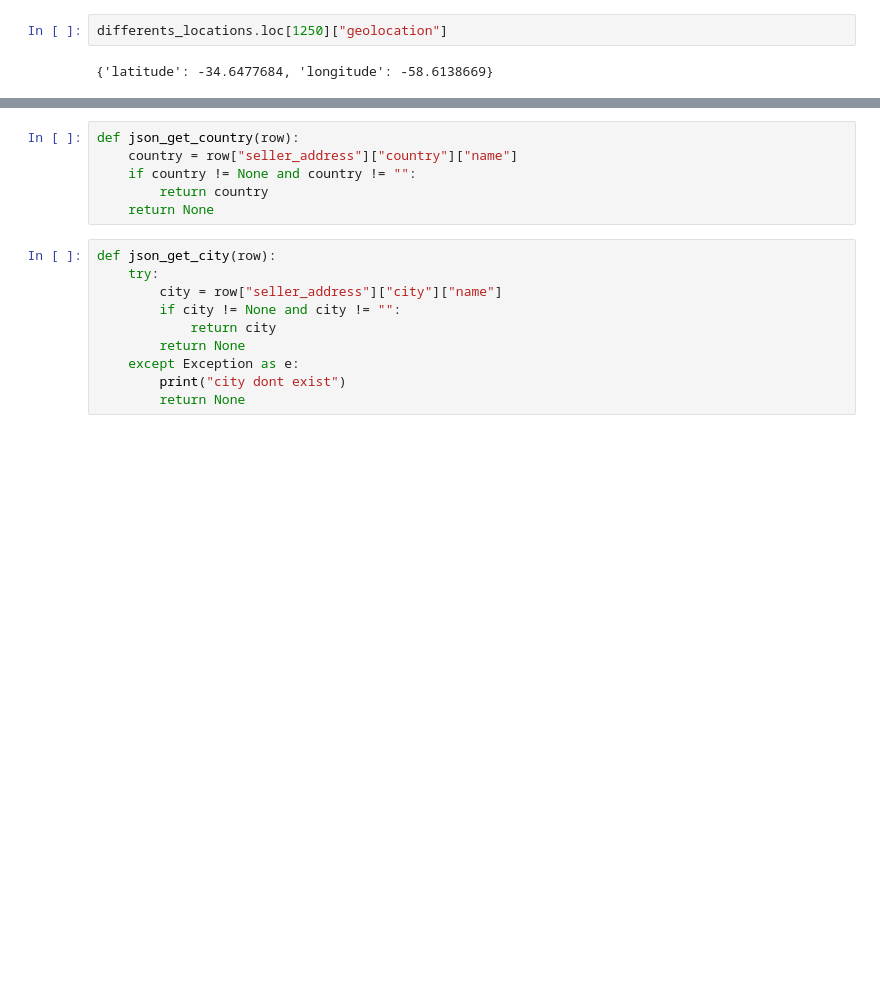
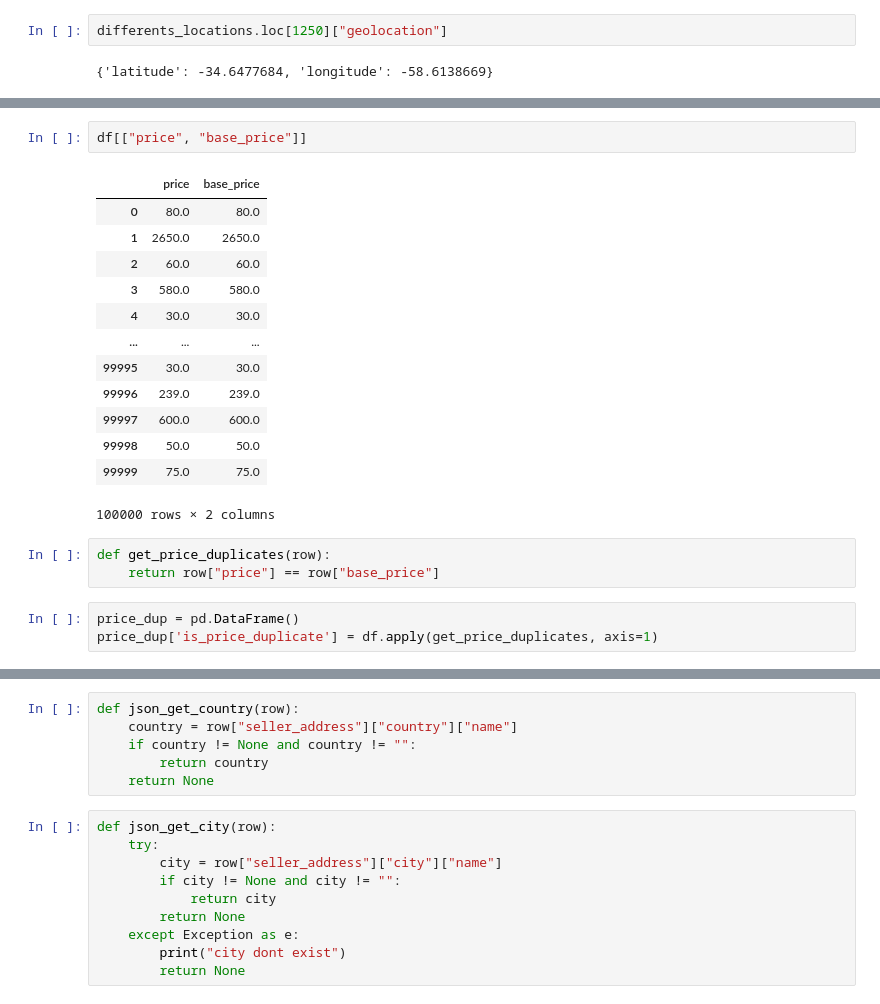
Before and after one commit to jalvergara/model_training, a Jupyter notebook: Notebooks/EDA.ipynb, the cells around one changed output, grey strips where cells are left out. Saved outputs shown, nothing was run; the diff lists cells and outputs as text; blank space fills up the shorter version.

```diff
--- a/Notebooks/EDA.ipynb
+++ b/Notebooks/EDA.ipynb
@@ -357,0 +390,22 @@ differents_locations.loc[1250]["geolocation"]
+# %%
+df[["price", "base_price"]]
+# %% [output]
+|  | price | base_price |
+| 0 | 80.0 | 80.0 |
+| 1 | 2650.0 | 2650.0 |
+| 2 | 60.0 | 60.0 |
+| 3 | 580.0 | 580.0 |
+| 4 | 30.0 | 30.0 |
+| ... | ... | ... |
+| 99995 | 30.0 | 30.0 |
+| 99996 | 239.0 | 239.0 |
+| 99997 | 600.0 | 600.0 |
+| 99998 | 50.0 | 50.0 |
+| 99999 | 75.0 | 75.0 |
+100000 rows × 2 columns
+# %%
+def get_price_duplicates(row):
+    return row["price"] == row["base_price"]
+# %%
+price_dup = pd.DataFrame()
+price_dup['is_price_duplicate'] = df.apply(get_price_duplicates, axis=1)
```
Also changed, not shown: parts of 39 cells of this notebook, 7 other files.
